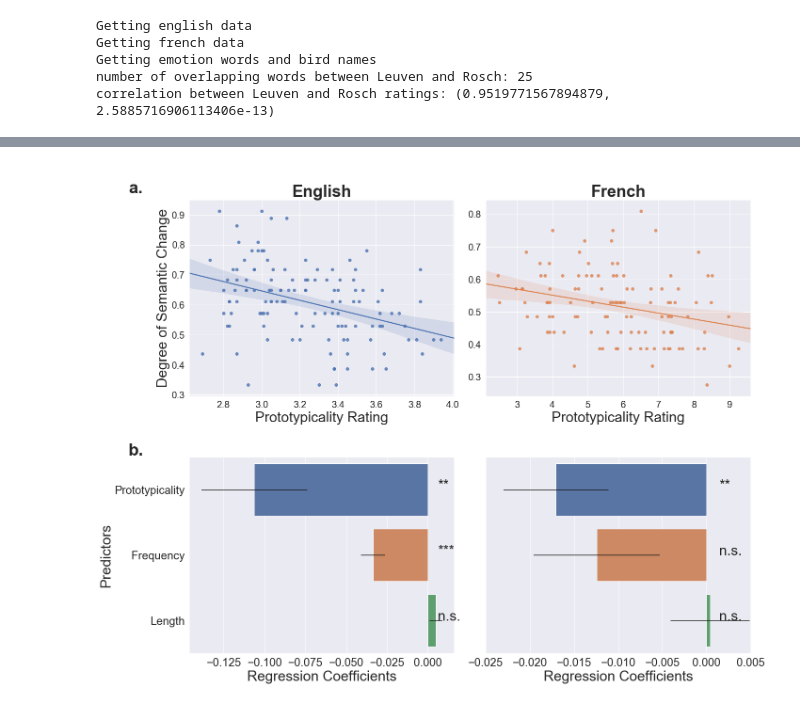
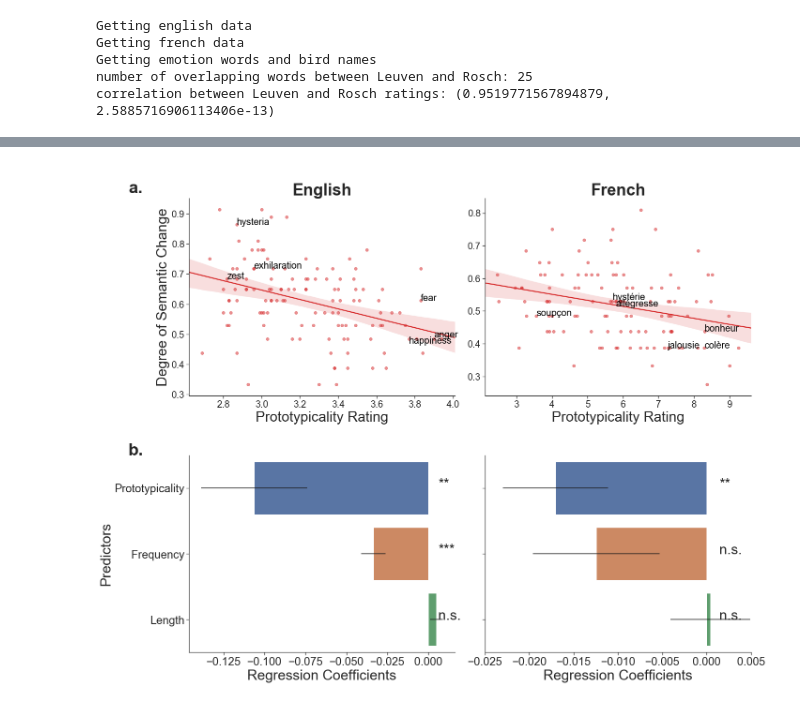
Before and after one commit to johnaot/Emotion_Semantic_Change, a Jupyter notebook: SI_section_3.ipynb, the cells around one changed output, grey strips where cells are left out. Saved outputs shown, nothing was run; the diff lists cells and outputs as text; code cells hidden in the pictures.

```diff
--- a/SI_section_3.ipynb
+++ b/SI_section_3.ipynb
@@ -23,13 +23,34 @@ for k in ks:
 import seaborn as sns
 import matplotlib.pyplot as plt
 import pandas as pd
-sns.set()
+sns.set_style("ticks")
+
+def annotate_scatter(ax, example_words, proto, changes):
+    for w in example_words:
+        x = proto[w]
+        y = changes[w]
+        if w == 'anger' or w == 'hystérie':
+            ax.annotate(w, xy=(x,y), xytext=(x,y+0.005), color='black', fontsize=20)
+        elif w == 'happiness' or w == 'allégresse':
+            ax.annotate(w, xy=(x,y), xytext=(x,y-0.015), color='black', fontsize=20)
+        else:
+            ax.annotate(w, xy=(x,y), xytext=(x,y), color='black', fontsize=20)
+    return ax
 
 def probing_corrs(words, freqs, changes, changes2):
     r_freq, p_freq = pearsonr([freqs[w] for w in words], [changes[w] for w in words])
     r_change, p_change = pearsonr([changes[w] for w in words], [changes2[w] for w in words])
     print('Pearson between frequency and change r=%f, p-value=%f' % (r_freq, p_freq))
     print('Pearson between all-noun and emotion-only r=%f, p-value=%f' % (r_change, p_change))
+
+eng_examples = [
+    'hysteria', 'zest', 'exhilaration',
+    'happiness', 'anger', 'fear',
+]
+fra_examples = [
+    'hystérie', 'allégresse', 'soupçon',
+    'bonheur', 'colère', 'jalousie'
+]
 
 ks = [15, 20, 25, 30, 35]
 t1, t2 = 9, -1
@@ -67,6 +88,8 @@ axes[0][1].set_title('French', fontsize=35, weight='bold')
 
 axes[0][0] = plot_change_scatter(axes[0][0], emotion_eng_words, proto, measures_emotion_eng_bounded[k])
 axes[0][1] = plot_change_scatter(axes[0][1], emotion_fra_words, proto_fr, measures_emotion_fra_bounded[k])
+axes[0][0] = annotate_scatter(axes[0][0], eng_examples, proto, measures_emotion_eng_bounded[k])
+axes[0][1] = annotate_scatter(axes[0][1], fra_examples, proto_fr, measures_emotion_fra_bounded[k])
 axes[0][1].set_ylabel('')
 
 axes[1][0] = plot_coefficents(axes[1][0], result_eng, ['Prototypicality', 'Frequency', 'Length'])
@@ -85,6 +108,8 @@ axes[0,0].annotate('a.',
             xycoords=('axes fraction', 'figure fraction'),
             textcoords='offset points',
             fontsize=36, weight='bold', ha='center', va='center')
+
+sns.despine()
 plt.tight_layout()
 img_format = 'svg'
 plt.savefig('images/figure_bounded.'+img_format, format=img_format, bbox_inches='tight')
@@ -102,8 +127,8 @@ Time:                        22:55:43   Log-Likelihood:                 106.43
 No. Observations:                 123   AIC:                            -204.9
 Df Residuals:                     119   BIC:                            -193.6
 ... (70 lines left out)
 Pearson: r=-0.380364, p-value=0.000014
 Spearman: r=-0.378324, p-value=0.000016
 Pearson: r=-0.284666, p-value=0.002350
 Spearman: r=-0.303503, p-value=0.001142
-[figure, old version]
+[figure, new version]
```
Also changed, not shown: parts of 1 cell of this notebook, 7 other files.
